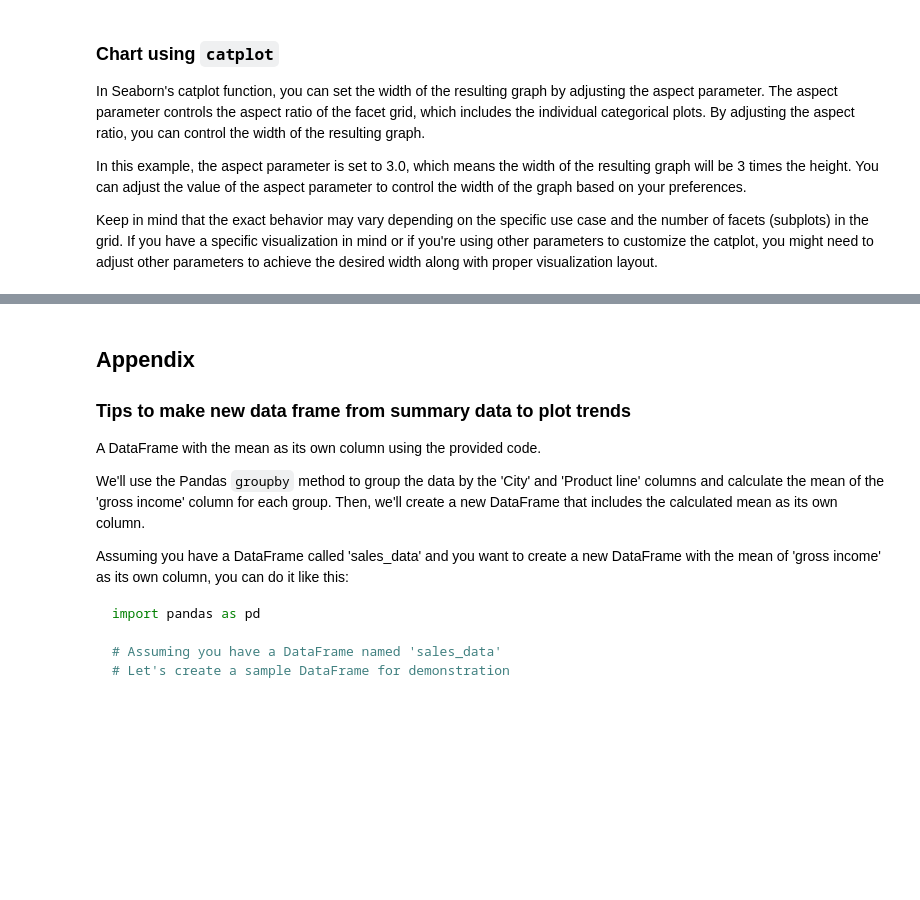
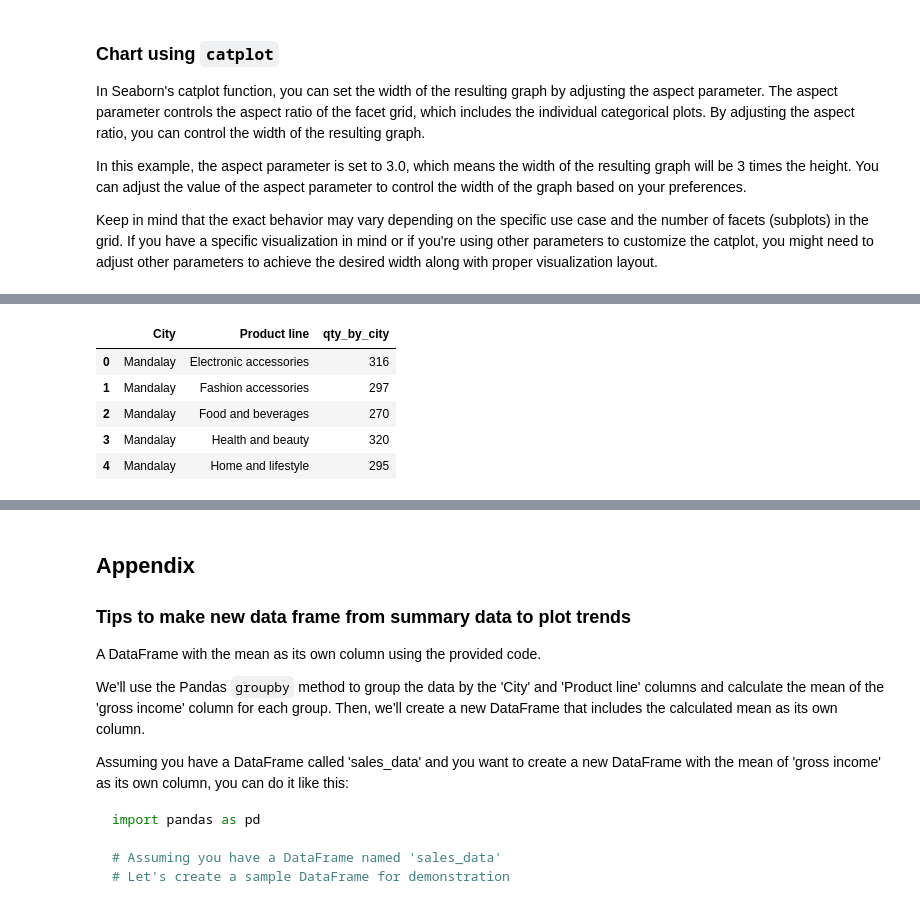
Before and after one commit to codekunoichi/learning-datascience, a Jupyter notebook: pandas/portfolio-projects/prob_1_analyze_sales_data.ipynb, the cells around one changed output, grey strips where cells are left out. Drawn from its saved outputs; the diff is of its cells as text; code cells hidden in the pictures; blank space fills up the shorter version.

```diff
--- a/pandas/portfolio-projects/prob_1_analyze_sales_data.ipynb
+++ b/pandas/portfolio-projects/prob_1_analyze_sales_data.ipynb
@@ -209 +226,13 @@ Keep in mind that the exact behavior may vary depending on the specific use case
+# %%
+mean_product_total_qty_by_city = sales_data.groupby(['City', 'Product line'])['Quantity'].sum()
+mean_product_total_qty_by_city
+result_sum_df = mean_product_total_qty_by_city.reset_index(name='qty_by_city')
+result_sum_df.head()
+# %% [output]
+|  | City | Product line | qty_by_city |
+| 0 | Mandalay | Electronic accessories | 316 |
+| 1 | Mandalay | Fashion accessories | 297 |
+| 2 | Mandalay | Food and beverages | 270 |
+| 3 | Mandalay | Health and beauty | 320 |
+| 4 | Mandalay | Home and lifestyle | 295 |
 # %%
```
Also changed, not shown: parts of 3 cells of this notebook.
